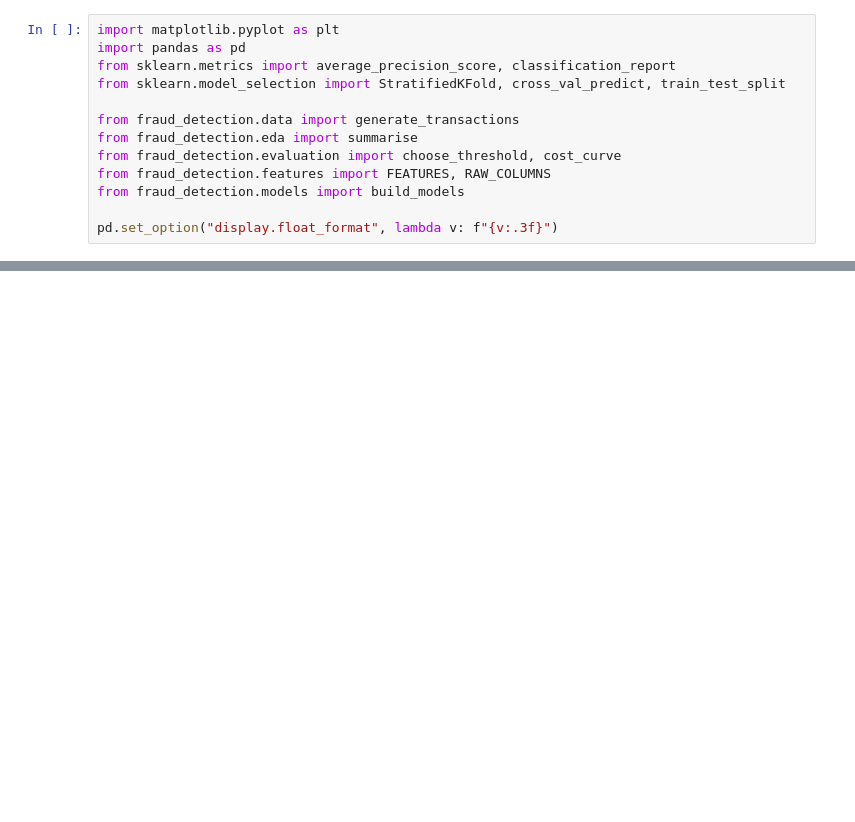
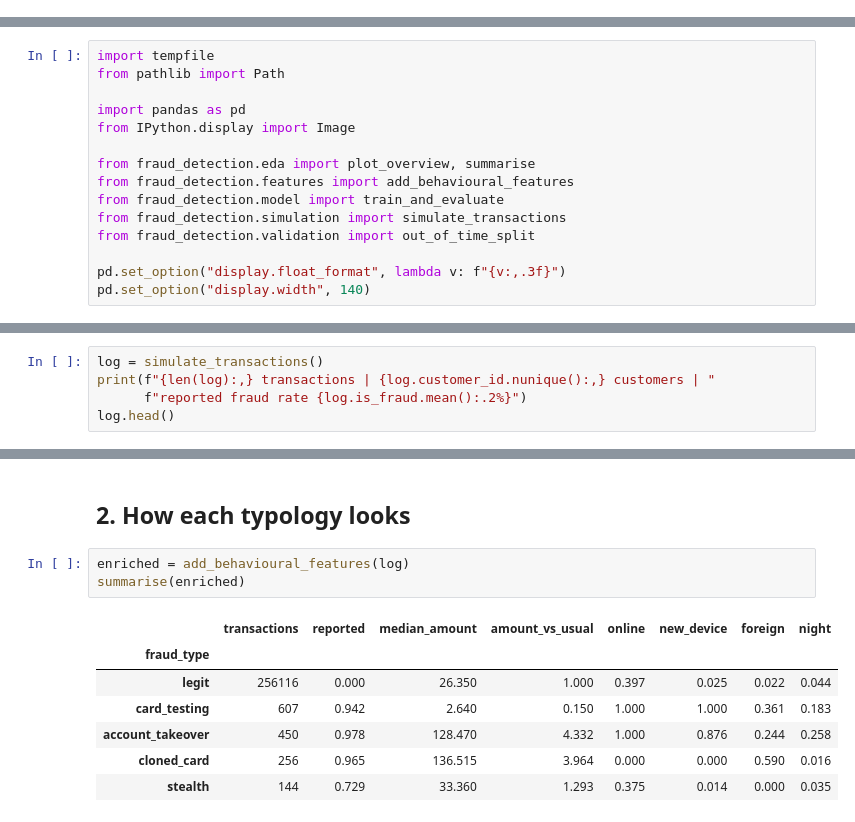
Before and after one commit to Ehsan-Ghoreishi/fraud-detection, a Jupyter notebook: notebooks/fraud_detection_walkthrough.ipynb, the cells around one changed output, grey strips where cells are left out. Cells and saved outputs as stored; diff of their text form; blank space fills up the shorter version.

```diff
--- a/notebooks/fraud_detection_walkthrough.ipynb
+++ b/notebooks/fraud_detection_walkthrough.ipynb
@@ -12,13 +0,0 @@ The guiding principle: on data where fraud is ~1.7% of transactions, **accuracy
-# %%
-import matplotlib.pyplot as plt
-import pandas as pd
-from sklearn.metrics import average_precision_score, classification_report
-from sklearn.model_selection import StratifiedKFold, cross_val_predict, train_test_split
-
-from fraud_detection.data import generate_transactions
-from fraud_detection.eda import summarise
-from fraud_detection.evaluation import choose_threshold, cost_curve
-from fraud_detection.features import FEATURES, RAW_COLUMNS
-from fraud_detection.models import build_models
-
-pd.set_option("display.float_format", lambda v: f"{v:.3f}")
@@ -142,0 +17,15 @@ what a Customer Risk / AFC team owns day to day.
+# %%
+import tempfile
+from pathlib import Path
+
+import pandas as pd
+from IPython.display import Image
+
+from fraud_detection.eda import plot_overview, summarise
+from fraud_detection.features import add_behavioural_features
+from fraud_detection.model import train_and_evaluate
+from fraud_detection.simulation import simulate_transactions
+from fraud_detection.validation import out_of_time_split
+
+pd.set_option("display.float_format", lambda v: f"{v:,.3f}")
+pd.set_option("display.width", 140)
@@ -142,0 +40,5 @@ what a Customer Risk / AFC team owns day to day.
+# %%
+log = simulate_transactions()
+print(f"{len(log):,} transactions | {log.customer_id.nunique():,} customers | "
+      f"reported fraud rate {log.is_fraud.mean():.2%}")
+log.head()
@@ -142,0 +53,13 @@ what a Customer Risk / AFC team owns day to day.
+# %% [markdown]
+## 2. How each typology looks
+# %%
+enriched = add_behavioural_features(log)
+summarise(enriched)
+# %% [output]
+|  | transactions | reported | median_amount | amount_vs_usual | online | new_device | foreign | night |
+| fraud_type |  |  |  |  |  |  |  |  |
+| legit | 256116 | 0.000 | 26.350 | 1.000 | 0.397 | 0.025 | 0.022 | 0.044 |
+| card_testing | 607 | 0.942 | 2.640 | 0.150 | 1.000 | 1.000 | 0.361 | 0.183 |
+| account_takeover | 450 | 0.978 | 128.470 | 4.332 | 1.000 | 0.876 | 0.244 | 0.258 |
+| cloned_card | 256 | 0.965 | 136.515 | 3.964 | 0.000 | 0.000 | 0.590 | 0.016 |
+| stealth | 144 | 0.729 | 33.360 | 1.293 | 0.375 | 0.014 | 0.000 | 0.035 |
```
Also changed, not shown: parts of 36 cells of this notebook.
